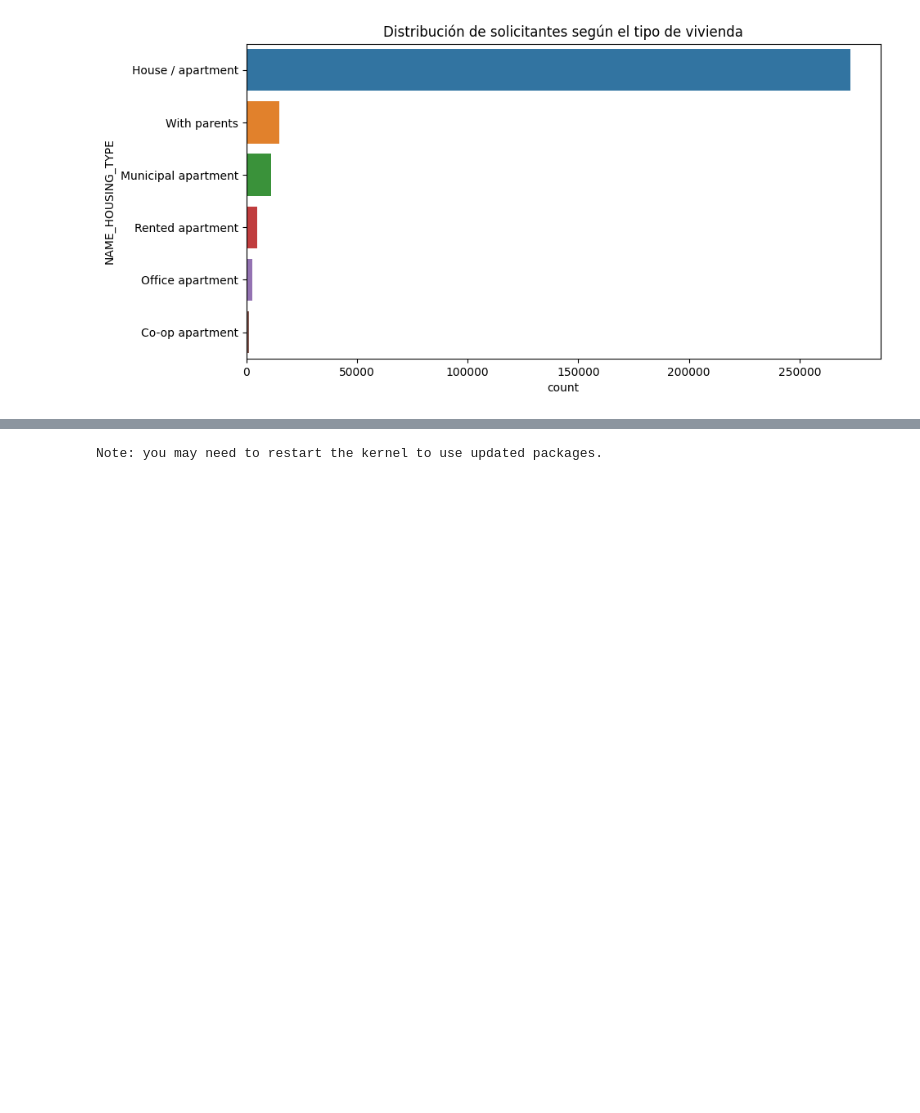
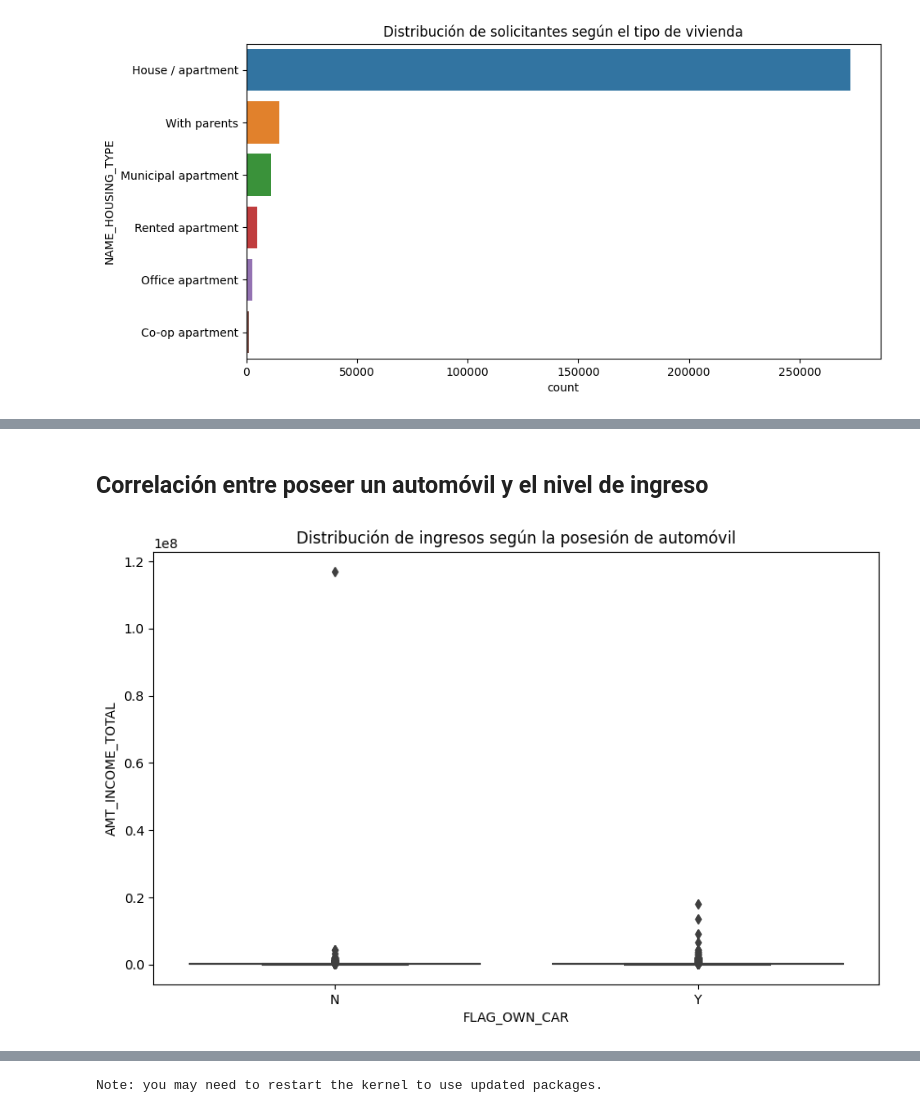
Before and after one commit to davidsosaolea/Home_Credit_Default_Risk, a Jupyter notebook: EDA_Home_Credit_Default_Risk.ipynb, the cells around one changed output, grey strips where cells are left out. Cells and saved outputs as stored; diff of their text form; code cells hidden in the pictures; blank space fills up the shorter version.

```diff
--- a/EDA_Home_Credit_Default_Risk.ipynb
+++ b/EDA_Home_Credit_Default_Risk.ipynb
@@ -267,0 +316,10 @@ plt.show()
+# %% [markdown]
+## Correlación entre poseer un automóvil y el nivel de ingreso
+# %%
+# Boxplot
+plt.figure(figsize=(10, 6))
+sns.boxplot(x='FLAG_OWN_CAR', y='AMT_INCOME_TOTAL', data=df)
+plt.title('Distribución de ingresos según la posesión de automóvil')
+plt.show()
+# %% [output]
+[figure, added]
```
Also changed, not shown: parts of 14 cells of this notebook.
